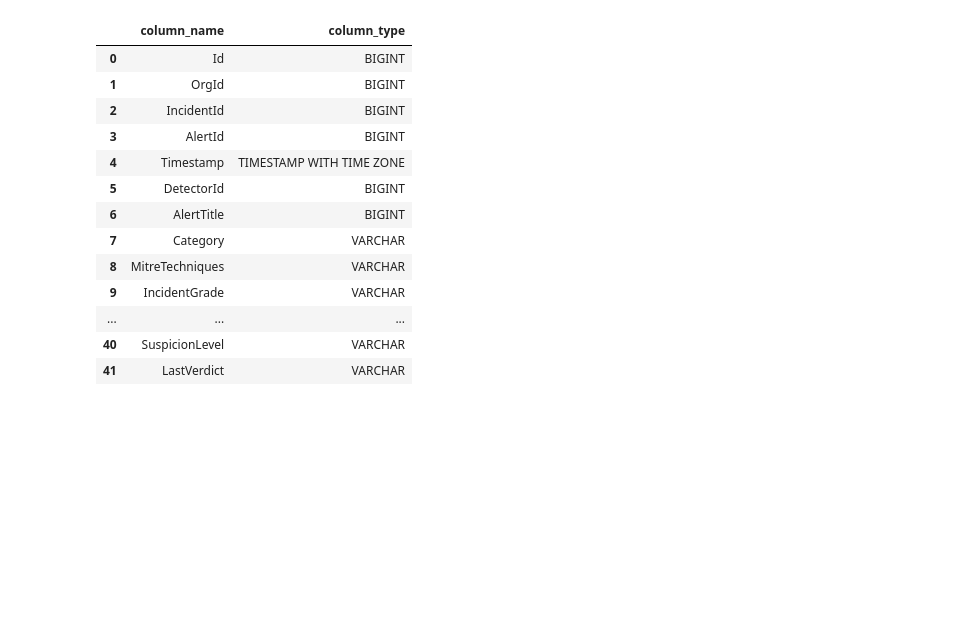
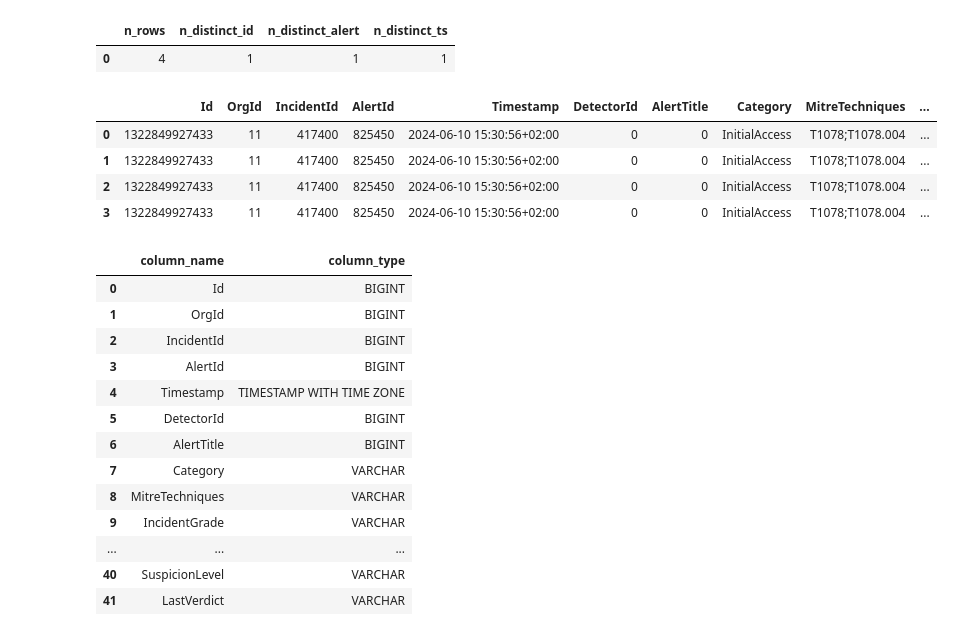
Before and after one commit to Catalinaqi/Project_DS_Microsoft_Security_Incident_Prediction, a Jupyter notebook: notebooks/data_analysis.ipynb, the cells around one changed output. Drawn from its saved outputs; the diff is of its cells as text; code cells hidden in the pictures; blank space fills up the shorter version.

```diff
--- a/notebooks/test05.ipynb
+++ b/notebooks/data_analysis.ipynb
@@ -29,3 +52,43 @@ test_path = PROJECT_ROOT / test_rel
+# %%
+import duckdb
+
+ORG_ID = 11
+INCIDENT_ID = 417400
+
+query = f"""
+SELECT
+  COUNT(*) AS n_rows,
+  COUNT(DISTINCT Id) AS n_distinct_id,
+  COUNT(DISTINCT AlertId) AS n_distinct_alert,
+  COUNT(DISTINCT CAST(Timestamp AS VARCHAR)) AS n_distinct_ts
+FROM read_csv_auto('{train_path}', delim='{csv_params.get("sep", ",")}')
+WHERE OrgId = {ORG_ID} AND IncidentId = {INCIDENT_ID}
+"""
+duckdb.query(query).to_df()
+# %% [output]
+|  | n_rows | n_distinct_id | n_distinct_alert | n_distinct_ts |
+| 0 | 4 | 1 | 1 | 1 |
+# %%
+query = f"""
+SELECT DISTINCT
+  *
+FROM read_csv_auto('{train_path}', delim='{csv_params.get("sep", ",")}')
+WHERE OrgId = {ORG_ID} AND IncidentId = {INCIDENT_ID}
+ORDER BY Timestamp
+"""
+incident_df = duckdb.query(query).to_df()
+
+import pandas as pd
+pd.set_option("display.max_columns", None)
+
+incident_df
+#incident_df.iloc[0].to_frame("value")
+# %% [output]
+|  | Id | OrgId | IncidentId | AlertId | Timestamp | DetectorId | AlertTitle | Category | MitreTechniques | ... |
+| 0 | 1322849927433 | 11 | 417400 | 825450 | 2024-06-10 15:30:56+02:00 | 0 | 0 | InitialAccess | T1078;T1078.004 | ... |
+| 1 | 1322849927433 | 11 | 417400 | 825450 | 2024-06-10 15:30:56+02:00 | 0 | 0 | InitialAccess | T1078;T1078.004 | ... |
+| 2 | 1322849927433 | 11 | 417400 | 825450 | 2024-06-10 15:30:56+02:00 | 0 | 0 | InitialAccess | T1078;T1078.004 | ... |
+| 3 | 1322849927433 | 11 | 417400 | 825450 | 2024-06-10 15:30:56+02:00 | 0 | 0 | InitialAccess | T1078;T1078.004 | ... |
 # %%
 import duckdb
 
```
Also changed, not shown: parts of 1 cell of this notebook, 7 other files.
